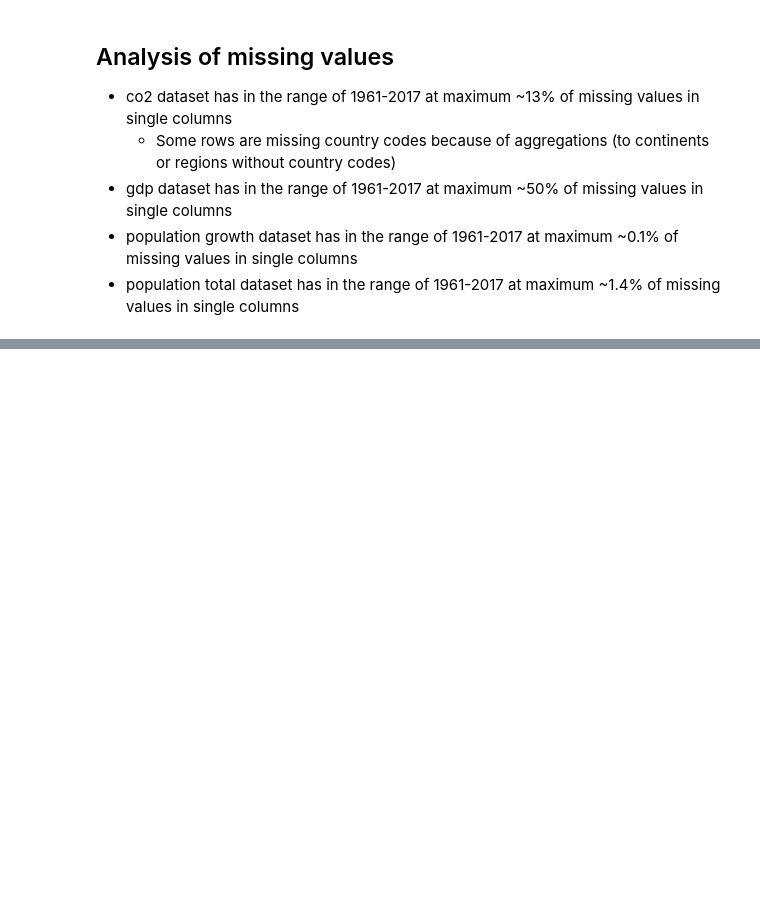
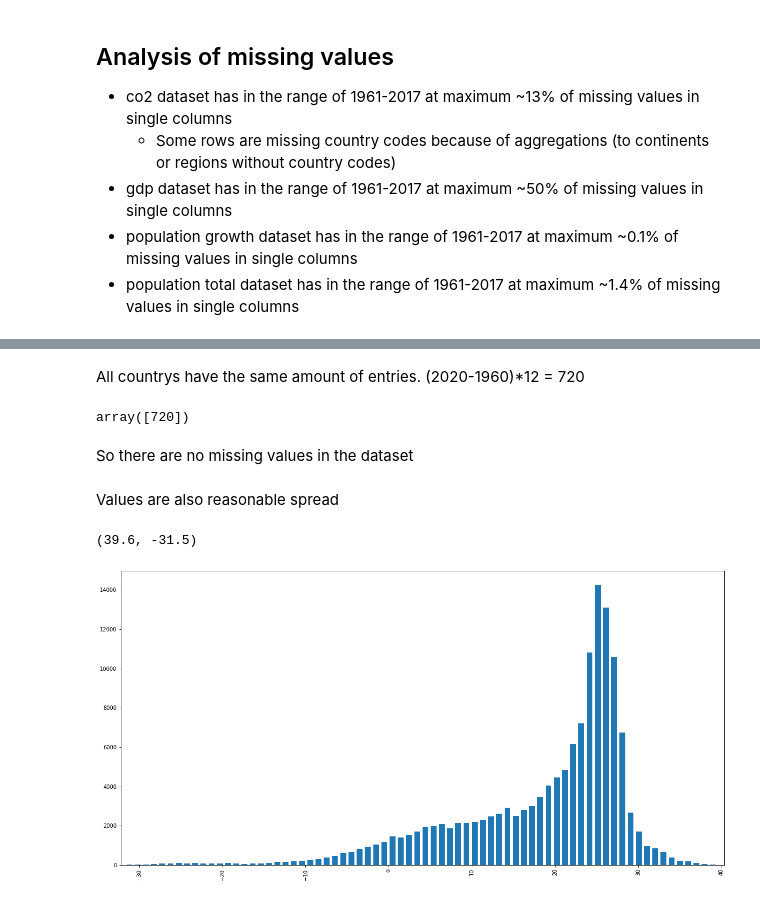
Before and after one commit to Zombobot1/FU_DB_A10, a Jupyter notebook: sandbox/missing_data_identification.ipynb, the cells around one changed output, grey strips where cells are left out. Cells and saved outputs as stored; diff of their text form; code cells hidden in the pictures; blank space fills up the shorter version.

Commit message:
combined and aggregated temperature datasets

```diff
--- a/sandbox/missing_data_identification.ipynb
+++ b/sandbox/missing_data_identification.ipynb
@@ -224,0 +225,2 @@ temperature_1991_2020_df_cl
+# %%
+temperature_df = temperature_1961_1990_df_cl.append(temperature_1991_2020_df_cl)
@@ -224,0 +256,24 @@ temperature_1991_2020_df_cl
+# %% [markdown]
+All countrys have the same amount of entries. (2020-1960)*12 = 720
+# %%
+temperature_df.groupby('country_code').count()['year'].unique()
+# %% [output]
+array([720])
+# %% [markdown]
+So there are no missing values in the dataset
+# %% [markdown]
+ Values are also reasonable spread
+# %%
+temps.max(), temps.min()
+# %% [output]
+(39.6, -31.5)
+# %%
+temps = temperature_df['temperature_in_celsius']
+fig, ax = plt.subplots(figsize=(20,10))
+ax.hist(temps.values, width=.7, bins=math.ceil(temps.max()-temps.min()))
+#ax.set_title(key)
+ax.tick_params(axis='x', labelrotation = 90)
+ax.margins(x=0.01)
+plt.show()
+# %% [output]
+[figure, added]
```
Also changed, not shown: parts of 24 cells of this notebook.
